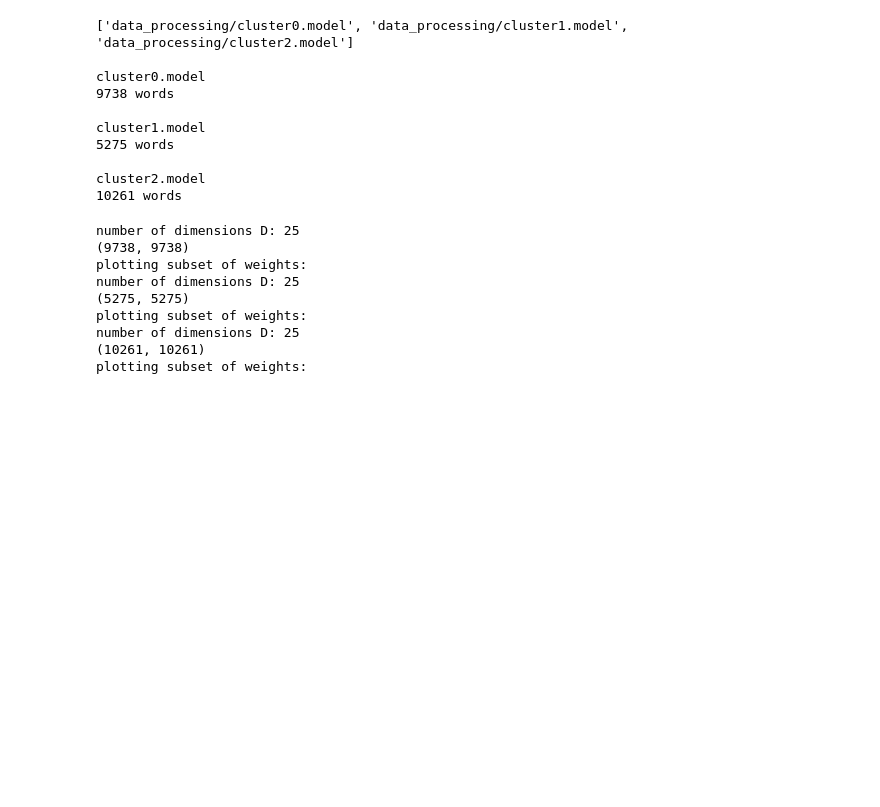
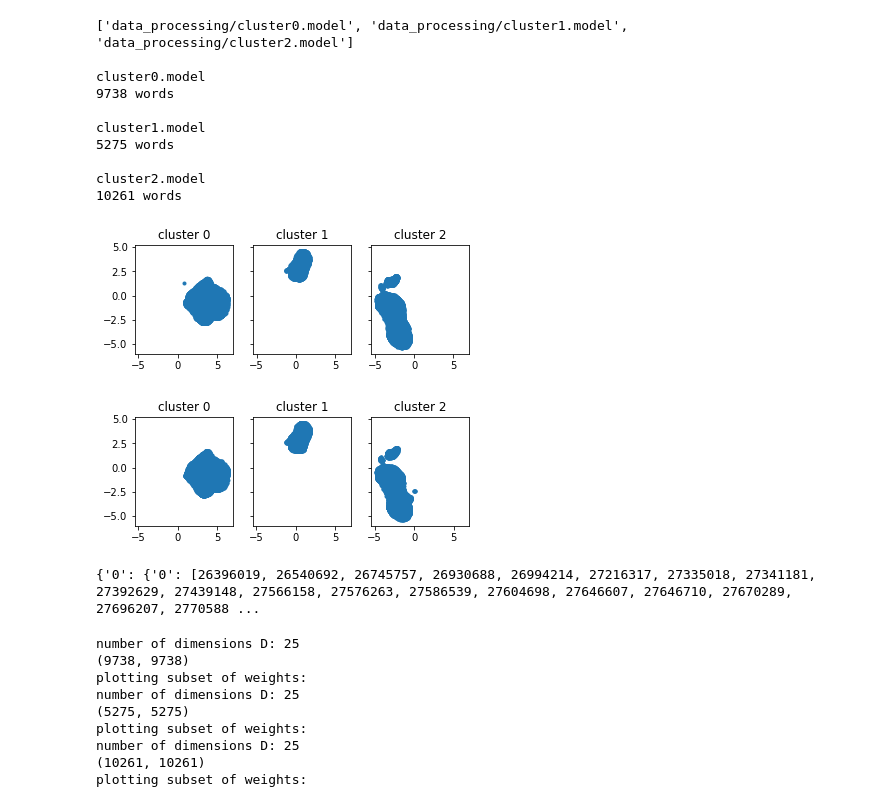
Before and after one commit to brendanchambers/attention_wildfires, a Jupyter notebook: research_dynamics/dynamics_v2/explain_clusters.ipynb, the cells around one changed output. Cells and saved outputs as stored; diff of their text form; code cells hidden in the pictures; blank space fills up the shorter version.

Commit message:
verify clusters

```diff
--- a/research_dynamics/dynamics_v2/explain_clusters.ipynb
+++ b/research_dynamics/dynamics_v2/explain_clusters.ipynb
@@ -36,6 +36,7 @@ from pmids2corpus import pmids2corpus
 # %%
 # temp, recreate the list of file names without re-training the w2v models
 
+original_clustering = 'data_processing/clusters_for_dec12_meeting.json'
 model_names = ['data_processing/cluster0.model',
         'data_processing/cluster1.model',
         'data_processing/cluster2.model']
@@ -67,6 +68,38 @@ cluster1.model
 
 cluster2.model
 10261 words
+# %%
+# re-plot the clusters to verify which is which
+
+with open(original_clustering,'r') as f:
+    data = json.load(f)
+    pmids = data['pmids']
+    summary_coords = data['summary_coords']
+
+samples = [k for k in pmids.keys()]
+
+for i_sample, sample in enumerate(samples):  # todo automate number of samples detection
+
+    clusters = [k for k in pmids[sample].keys()]
+    N_COL, N_ROW = len(clusters), 1
+    fig, axs = plt.subplots(N_ROW, N_COL, sharex='all', sharey='all',
+                               figsize=(6,2))
+
+    for i_cluster, cluster in enumerate(clusters):
+        xx = [p[0] for p in summary_coords[sample][cluster]]
+        yy = [p[1] for p in summary_coords[sample][cluster]]
+
+        axs[int(i_cluster)].scatter(xx,
+                               yy,
+                              marker='.')
+        axs[int(i_cluster)].set_title('cluster {}'.format(i_cluster))
+# %% [output]
+[figure, added]
+[figure, added]
+# %%
+print(pmids)
+# %% [output]
+{'0': {'0': [26396019, 26540692, 26745757, 26930688, 26994214, 27216317, 27335018, 27341181, 27392629, 27439148, 27566158, 27576263, 27586539, 27604698, 27646607, 27646710, 27670289, 27696207, 2770588 ...
 # %%
 # build a networkx graph for each word similarity network
 # %%
```
Also changed, not shown: 6 other files.
